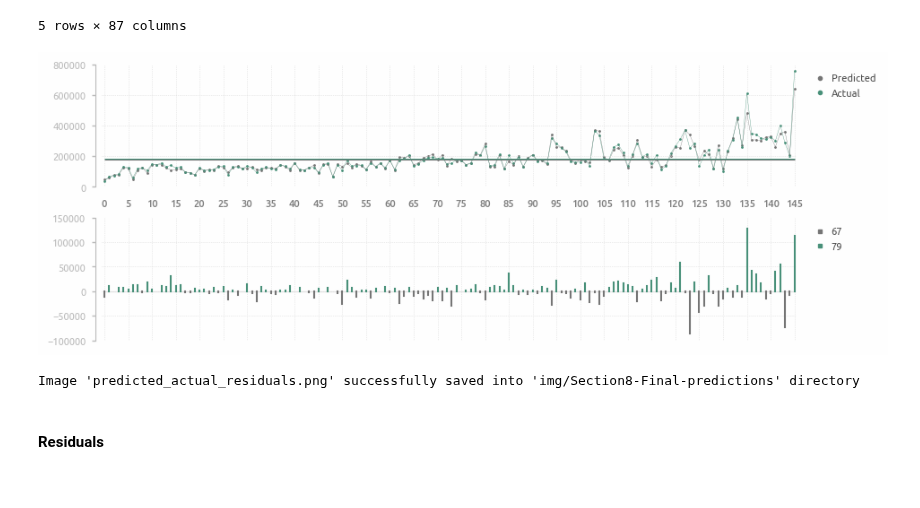
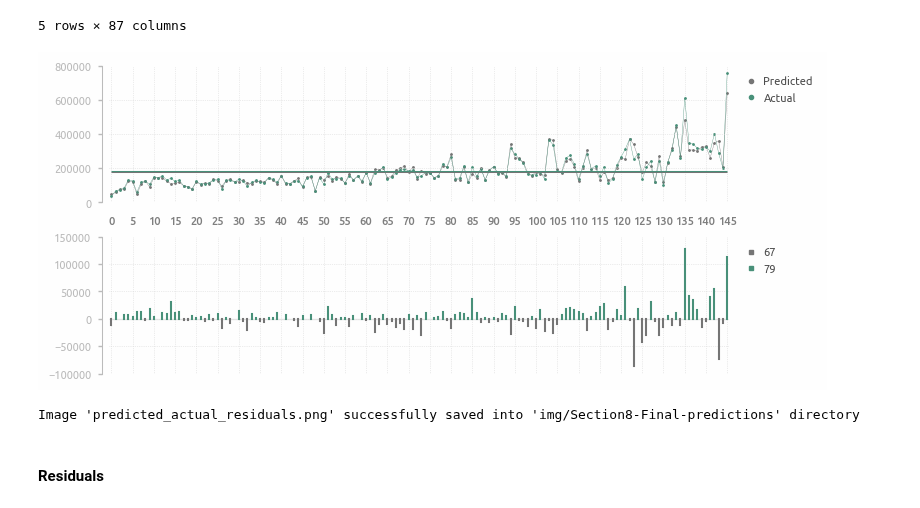
Before and after one commit to a-chasovsky/house-prices, a Jupyter notebook: Section8-Final-predictions.ipynb, the cells around one changed output. Saved outputs shown, nothing was run; the diff lists cells and outputs as text; code cells hidden in the pictures.

```diff
--- a/Section8-Final-predictions.ipynb
+++ b/Section8-Final-predictions.ipynb
@@ -629,21 +629,21 @@ data_pred_actual.head()
 # %%
 fig = plot_estimators_comparing(
     data=data_pred_actual.sort_values('grlivarea')[['predicted', 'actual']],
     labels=['Predicted', 'Actual'],
     kind='line',
-    figsize=(10, 4),
+    figsize=(8, 4),
     markersize=1,
     linewidth=0.25,
     palette=[alpha_color(palette[0], 0.85), palette[3]],
     ax0_y_ticks=[0, 800000, 200000],
     ax1_y_ticks=[-100000, 150000, 50000],
     x_ticks_weight='medium',
     ticks_step=5
 )
 
 savefig('predicted_actual_residuals', dir_save, dpi=100, format='png')
 # %% [output]
-[figure, old version]
+[figure, new version]
 Image 'predicted_actual_residuals.png' successfully saved into 'img/Section8-Final-predictions' directory
 # %% [markdown]
 #### Residuals
```
Also changed, not shown: parts of 2 cells of this notebook, 4 other files.
